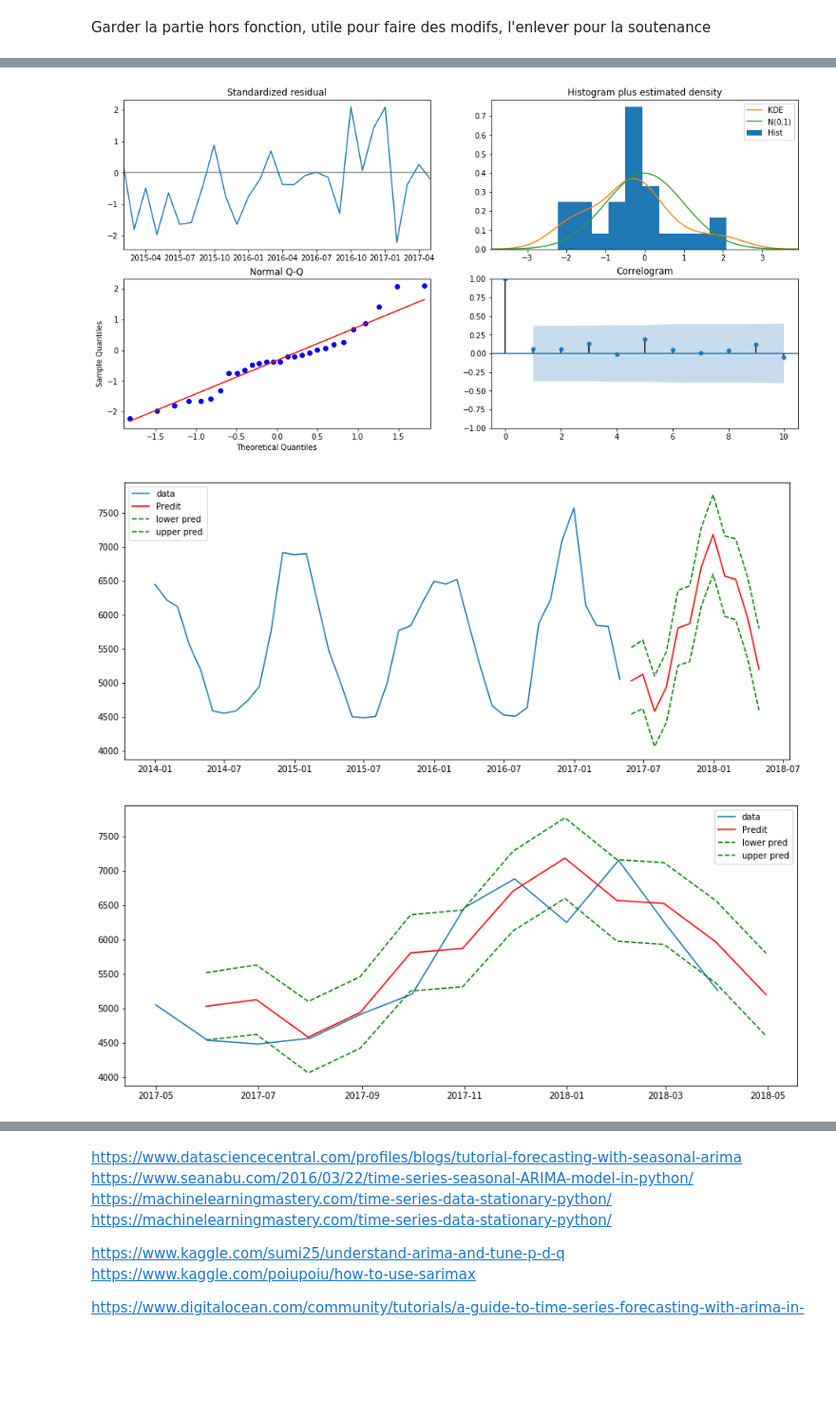
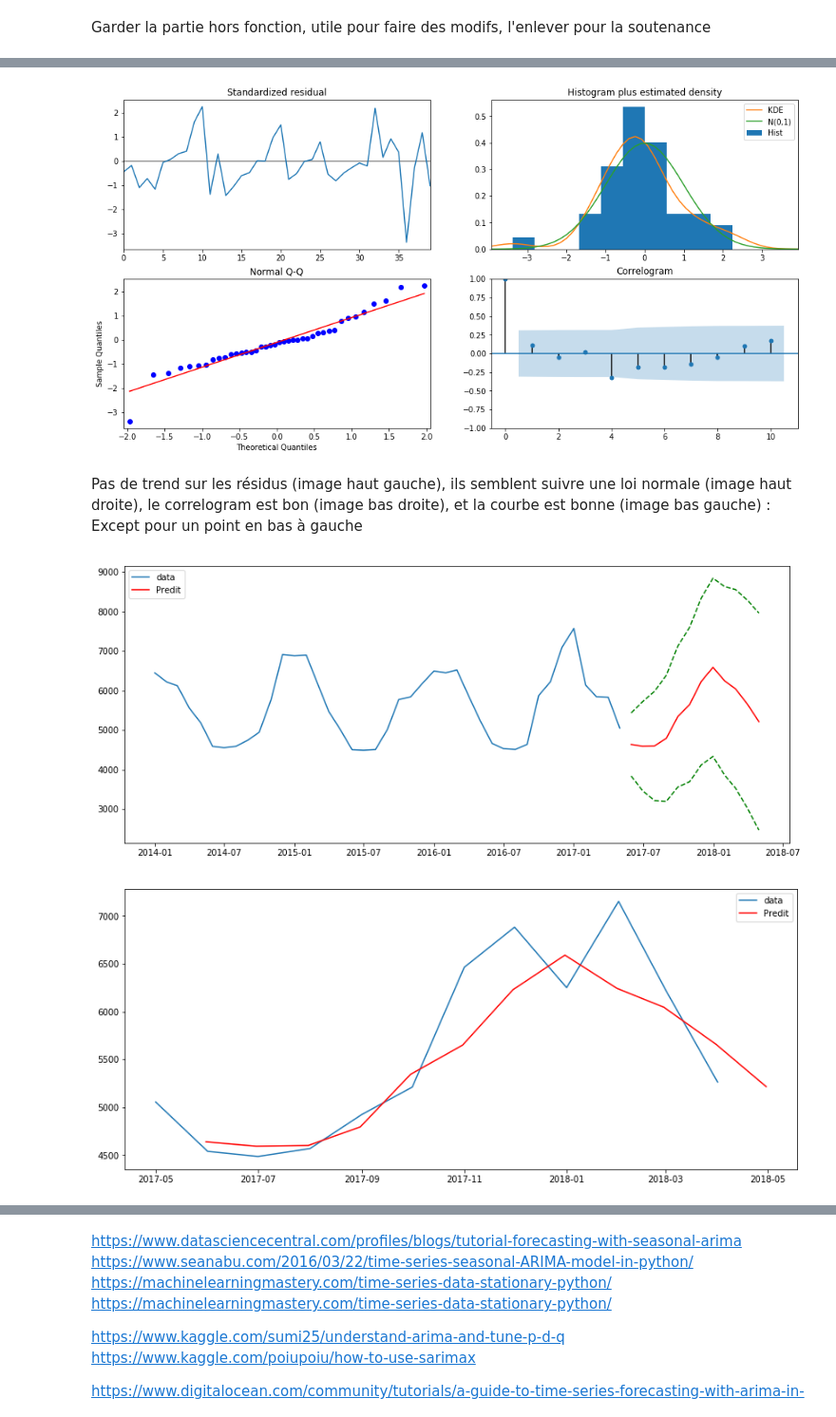
Before and after one commit to Julien-paulet/Projet_8, a Jupyter notebook: Prédisez la demande en electricite.ipynb, the cells around one changed output, grey strips where cells are left out. Shown at 95% size. Drawn from its saved outputs; the diff is of its cells as text; code cells hidden in the pictures; blank space fills up the shorter version.

Commit message:
Avancees sur ppt ; Le modele fit de mieux en mieux

```diff
--- a/Prédisez la demande en electricite.ipynb
+++ b/Prédisez la demande en electricite.ipynb
@@ -547,9 +578,9 @@ best_param(y['pred'], 4, 1, 3)
 # %%
 import statsmodels.api as sm
 
-model2 = sm.tsa.statespace.SARIMAX(y['pred'],
-                                   order=(4,1,1),
-                                   seasonal_order=(1,1,0,12),
+model2 = sm.tsa.statespace.SARIMAX(np.asarray(y['pred']),
+                                   order=(0,1,0),
+                                   seasonal_order=(1,0,1,12),
                                    enforce_stationarity=True,
                                    enforce_invertibility=True)
 results2 = model2.fit()
@@ -558,6 +589,10 @@ print(results2.summary())
 print('Retard : p-value')
 for elt in [6, 12, 18, 24, 30, 36]:
     print('{} : {}'.format(elt, acorr_ljungbox(results2.resid, lags=elt)[1].mean()))
+
+from scipy.stats import shapiro
+
+shapiro(results2.resid)
 # %% [output]
                                  Statespace Model Results
 ==========================================================================================
@@ -580,31 +616,30 @@ Covariance Type:                              opg
 results2.plot_diagnostics(figsize=(16, 8))
 plt.show()
 # %% [output]
-[figure, old version]
+[figure, new version]
+# %% [markdown]
+Pas de trend sur les résidus (image haut gauche), ils semblent suivre une loi normale (image haut droite), le correlogram est bon (image bas droite), et la courbe est bonne (image bas gauche) : Except pour un point en bas à gauche
 # %%
 pred_model2 = results2.get_forecast(12)
 pred2 = pred_model2.predicted_mean
-pred_2 = pred_model2.conf_int(alpha=0.05)['lower pred']
-pred_u2 = pred_model2.conf_int(alpha=0.05)['upper pred']
+conf_int = pred_model2.conf_int()
 
 plt.figure(figsize=(14,6))
 plt.plot(y['pred'], label='data')
 plt.plot(pd.date_range(y.index[len(y)-1], periods=12, freq='M'), pred2, color='r', label='Predit')
-plt.plot(pd.date_range(y.index[len(y)-1], periods=12, freq='M'), pred_2, color='g', linestyle='--')
-plt.plot(pd.date_range(y.index[len(y)-1], periods=12, freq='M'), pred_u2, color='g', linestyle='--')
+plt.plot(pd.date_range(y.index[len(y)-1], periods=12, freq='M'), conf_int, color='g', linestyle='--')
 plt.legend()
 plt.show()
 
 plt.figure(figsize=(14,6))
 plt.plot(x['pred']['2017-05':], label='data')
 plt.plot(pd.date_range(y.index[len(y)-1], periods=12, freq='M'), pred2, color='r', label='Predit')
-plt.plot(pd.date_range(y.index[len(y)-1], periods=12, freq='M'), pred_2, color='g', linestyle='--')
-plt.plot(pd.date_range(y.index[len(y)-1], periods=12, freq='M'), pred_u2, color='g', linestyle='--')
+#plt.plot(pd.date_range(y.index[len(y)-1], periods=12, freq='M'), conf_int, color='g', linestyle='--')
 plt.legend()
 plt.show()
 # %% [output]
-[figure, old version]
+[figure, new version]
-[figure, old version]
+[figure, new version]
 # %%
 from sklearn.metrics import mean_squared_error
 print('SARIMAX model MSE:{}'.format(mean_squared_error(x['pred']['2017-05':],pred2)))
```
Also changed, not shown: parts of 41 cells of this notebook, 11 other files.
